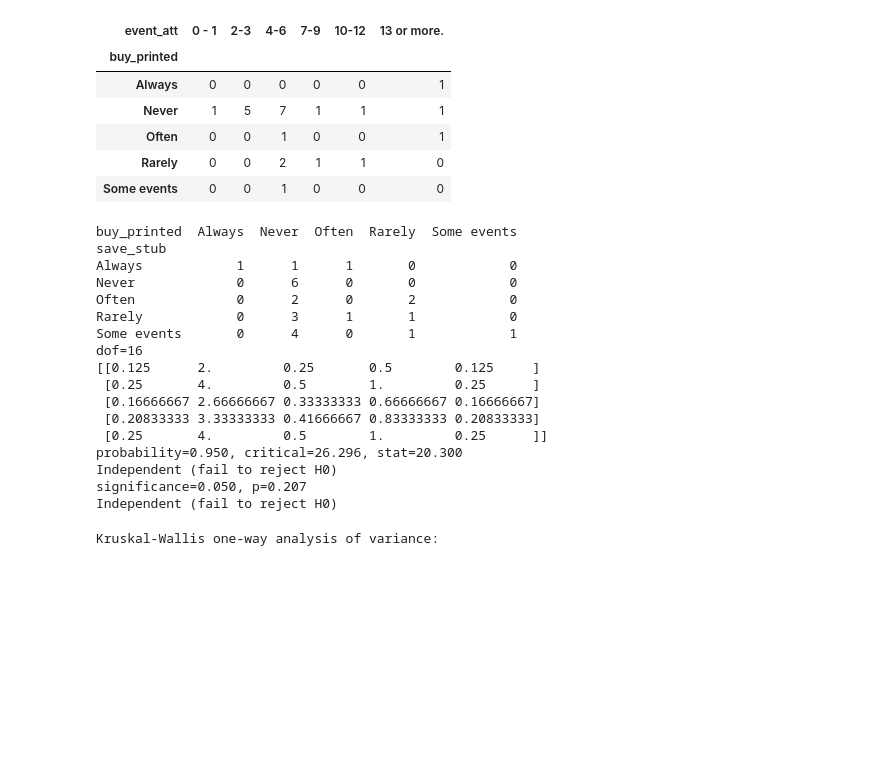
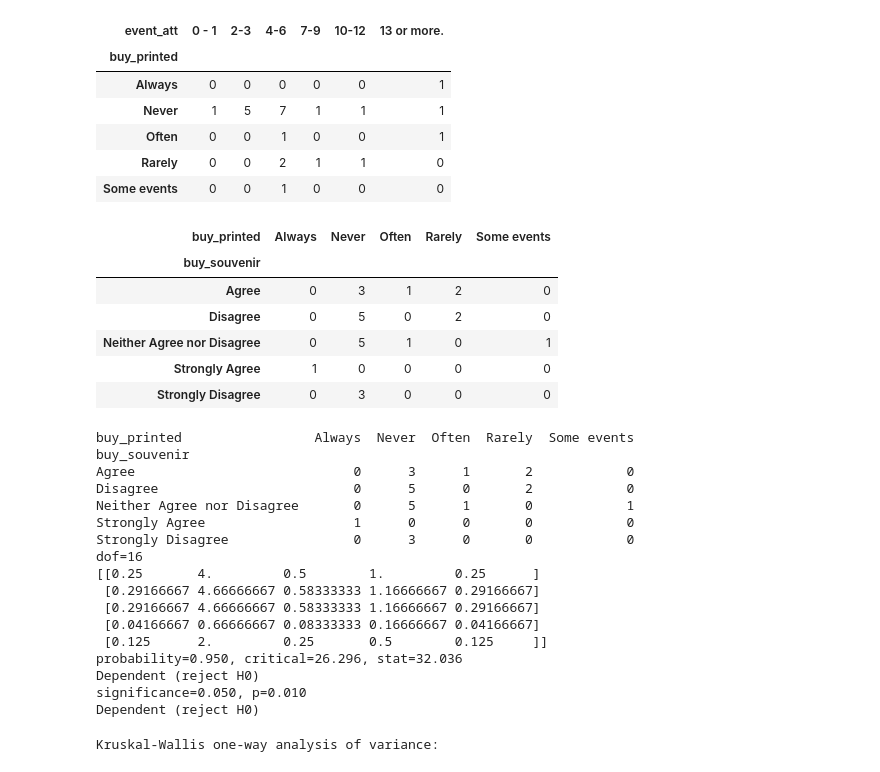
Before and after one commit to LibbyFender/Learning, a Jupyter notebook: SPEX650.ipynb, the cells around one changed output. Cells and saved outputs as stored; diff of their text form; code cells hidden in the pictures; blank space fills up the shorter version.

```diff
--- a/SPEX650.ipynb
+++ b/SPEX650.ipynb
@@ -719,11 +719,21 @@ abc
 | Rarely | 0 | 0 | 2 | 1 | 1 | 0 |
 | Some events | 0 | 0 | 1 | 0 | 0 | 0 |
 # %%
-table=pd.crosstab(df['save_stub'], df['buy_printed'])
+#table=pd.crosstab(df['save_stub'], df['buy_printed'])
+table = pd.crosstab(df['buy_souvenir'], df['buy_printed'])
 # %%
 from scipy.stats import chi2_contingency, chi2
 # %%
 #Degrees of freedom: (4X4)
+table
+# %% [output]
+| buy_printed | Always | Never | Often | Rarely | Some events |
+| buy_souvenir |  |  |  |  |  |
+| Agree | 0 | 3 | 1 | 2 | 0 |
+| Disagree | 0 | 5 | 0 | 2 | 0 |
+| Neither Agree nor Disagree | 0 | 5 | 1 | 0 | 1 |
+| Strongly Agree | 1 | 0 | 0 | 0 | 0 |
+| Strongly Disagree | 0 | 3 | 0 | 0 | 0 |
 # %%
 stat, p, dof, expected = chi2_contingency(table)
 # %%
@@ -749,23 +759,23 @@ if p <= alpha:
 else:
 	print('Independent (fail to reject H0)')
 # %% [output]
-buy_printed  Always  Never  Often  Rarely  Some events
-save_stub
-Always            1      1      1       0            0
-Never             0      6      0       0            0
-Often             0      2      0       2            0
-Rarely            0      3      1       1            0
-Some events       0      4      0       1            1
+buy_printed                 Always  Never  Often  Rarely  Some events
+buy_souvenir
+Agree                            0      3      1       2            0
+Disagree                         0      5      0       2            0
+Neither Agree nor Disagree       0      5      1       0            1
+Strongly Agree                   1      0      0       0            0
+Strongly Disagree                0      3      0       0            0
 dof=16
-[[0.125      2.         0.25       0.5        0.125     ]
- [0.25       4.         0.5        1.         0.25      ]
- [0.16666667 2.66666667 0.33333333 0.66666667 0.16666667]
- [0.20833333 3.33333333 0.41666667 0.83333333 0.20833333]
- [0.25       4.         0.5        1.         0.25      ]]
-probability=0.950, critical=26.296, stat=20.300
-Independent (fail to reject H0)
-significance=0.050, p=0.207
-Independent (fail to reject H0)
+[[0.25       4.         0.5        1.         0.25      ]
+ [0.29166667 4.66666667 0.58333333 1.16666667 0.29166667]
+ [0.29166667 4.66666667 0.58333333 1.16666667 0.29166667]
+ [0.04166667 0.66666667 0.08333333 0.16666667 0.04166667]
+ [0.125      2.         0.25       0.5        0.125     ]]
+probability=0.950, critical=26.296, stat=32.036
+Dependent (reject H0)
+significance=0.050, p=0.010
+Dependent (reject H0)
 # %%
 ##Kruskal Wallis H-test I will need to map this using a lambda function.
 from scipy.stats import mstats
```
